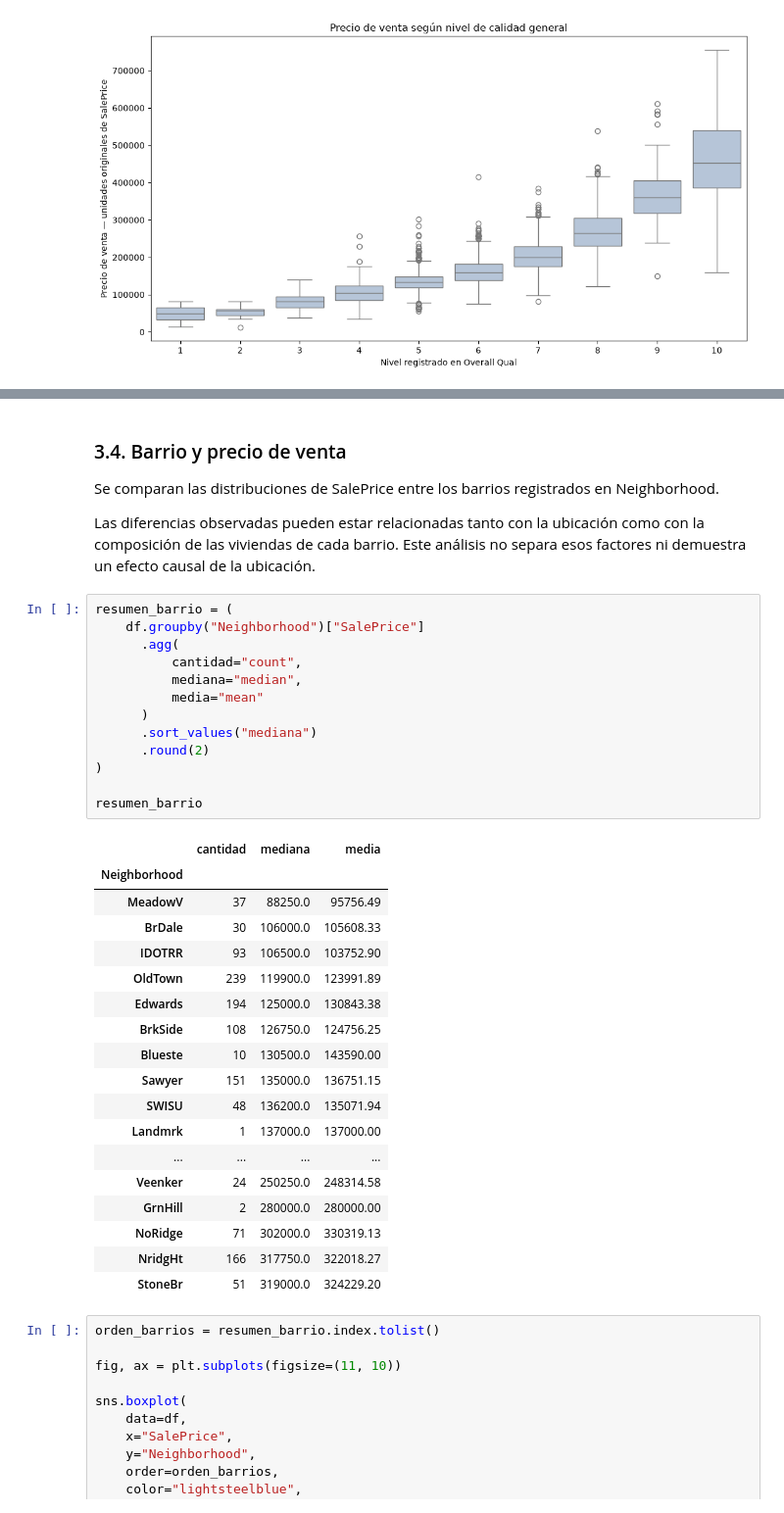
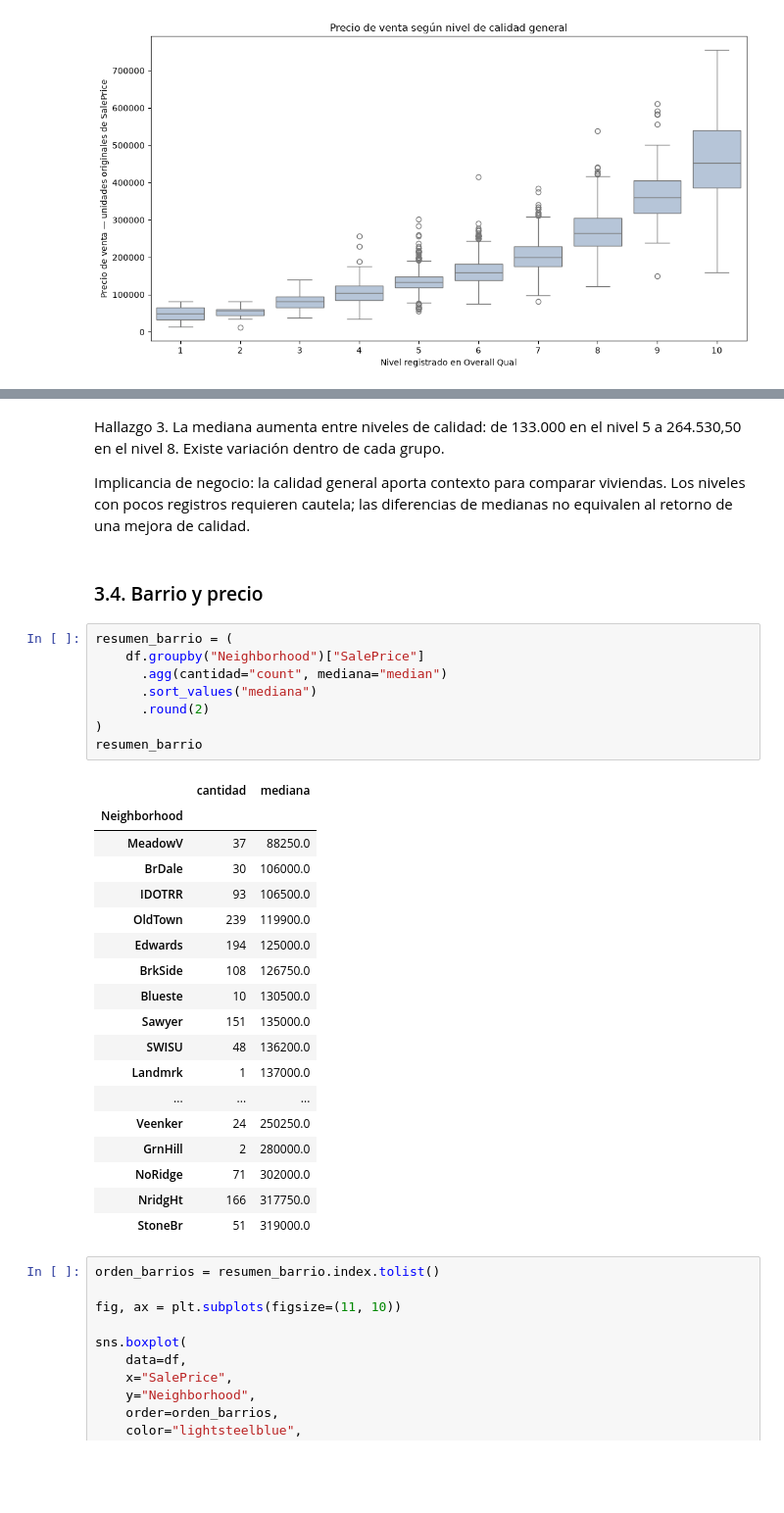
Before and after one commit to gpatrick20/Proyecto_ML_housing, a Jupyter notebook: notebooks/01_comprension_eda_preparacion.ipynb, the cells around one changed output, grey strips where cells are left out. Shown at 98% size. Saved outputs shown, nothing was run; the diff lists cells and outputs as text; blank space fills up the shorter version.

```diff
--- a/notebooks/01_comprension_eda_preparacion.ipynb
+++ b/notebooks/01_comprension_eda_preparacion.ipynb
@@ -731,45 +470,36 @@ las medianas de los grupos.
-# %% [markdown]
-### 3.4. Barrio y precio de venta
-
-Se comparan las distribuciones de SalePrice entre los barrios
-registrados en Neighborhood.
-
-Las diferencias observadas pueden estar relacionadas tanto con
-la ubicación como con la composición de las viviendas de cada
-barrio. Este análisis no separa esos factores ni demuestra
-un efecto causal de la ubicación.
+# %% [markdown]
+Hallazgo 3. La mediana aumenta entre niveles de calidad: de 133.000 en el nivel 5 a 264.530,50 en el nivel 8. Existe variación dentro de cada grupo.
+
+Implicancia de negocio: la calidad general aporta contexto para comparar viviendas. Los niveles con pocos registros requieren cautela; las diferencias de medianas no equivalen al retorno de una mejora de calidad.
+# %% [markdown]
+### 3.4. Barrio y precio
 # %%
 resumen_barrio = (
     df.groupby("Neighborhood")["SalePrice"]
-      .agg(
-          cantidad="count",
-          mediana="median",
-          media="mean"
-      )
+      .agg(cantidad="count", mediana="median")
       .sort_values("mediana")
       .round(2)
 )
-
 resumen_barrio
 # %% [output]
-|  | cantidad | mediana | media |
-| Neighborhood |  |  |  |
-| MeadowV | 37 | 88250.0 | 95756.49 |
-| BrDale | 30 | 106000.0 | 105608.33 |
-| IDOTRR | 93 | 106500.0 | 103752.90 |
-| OldTown | 239 | 119900.0 | 123991.89 |
-| Edwards | 194 | 125000.0 | 130843.38 |
-| BrkSide | 108 | 126750.0 | 124756.25 |
-| Blueste | 10 | 130500.0 | 143590.00 |
-| Sawyer | 151 | 135000.0 | 136751.15 |
-| SWISU | 48 | 136200.0 | 135071.94 |
-| Landmrk | 1 | 137000.0 | 137000.00 |
-| ... | ... | ... | ... |
-| Veenker | 24 | 250250.0 | 248314.58 |
-| GrnHill | 2 | 280000.0 | 280000.00 |
-| NoRidge | 71 | 302000.0 | 330319.13 |
-| NridgHt | 166 | 317750.0 | 322018.27 |
-| StoneBr | 51 | 319000.0 | 324229.20 |
+|  | cantidad | mediana |
+| Neighborhood |  |  |
+| MeadowV | 37 | 88250.0 |
+| BrDale | 30 | 106000.0 |
+| IDOTRR | 93 | 106500.0 |
+| OldTown | 239 | 119900.0 |
+| Edwards | 194 | 125000.0 |
+| BrkSide | 108 | 126750.0 |
+| Blueste | 10 | 130500.0 |
+| Sawyer | 151 | 135000.0 |
+| SWISU | 48 | 136200.0 |
+| Landmrk | 1 | 137000.0 |
+| ... | ... | ... |
+| Veenker | 24 | 250250.0 |
+| GrnHill | 2 | 280000.0 |
+| NoRidge | 71 | 302000.0 |
+| NridgHt | 166 | 317750.0 |
+| StoneBr | 51 | 319000.0 |
 # %%
 orden_barrios = resumen_barrio.index.tolist()
 
```
Also changed, not shown: parts of 57 cells of this notebook, 7 other files.
